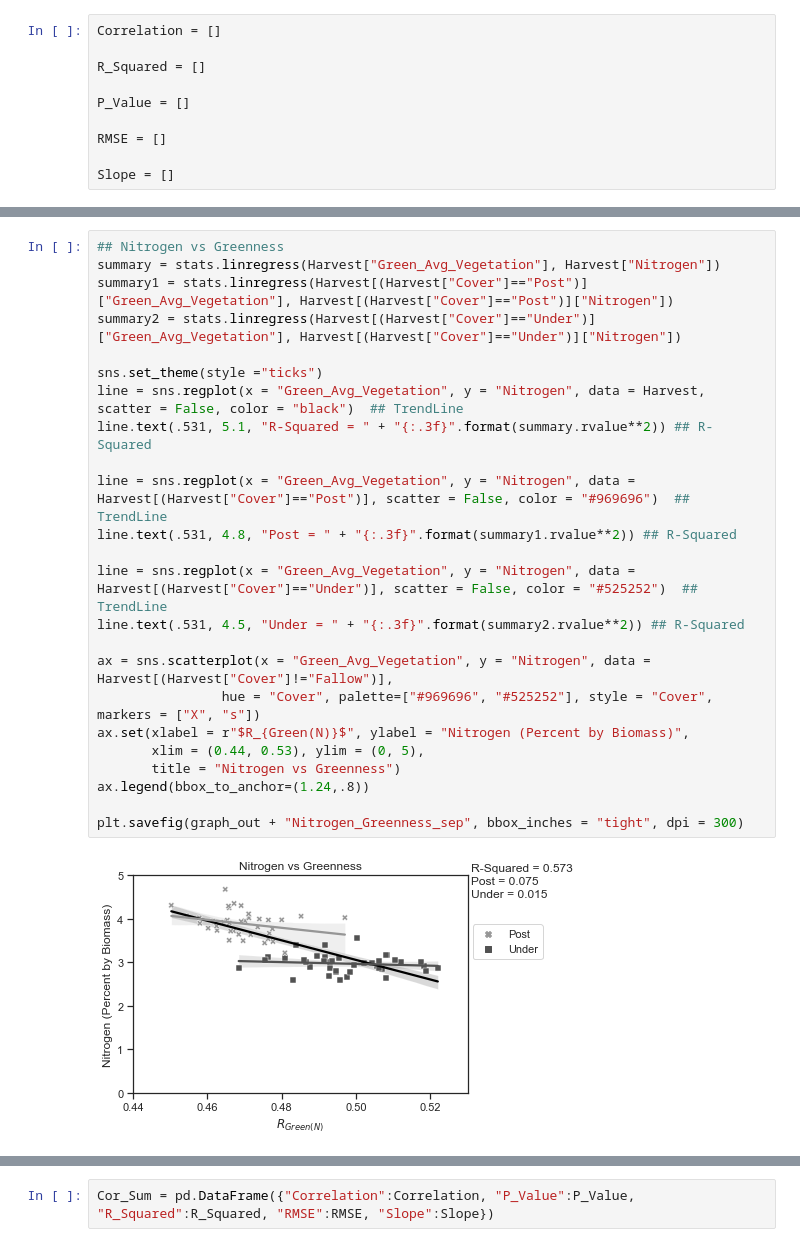
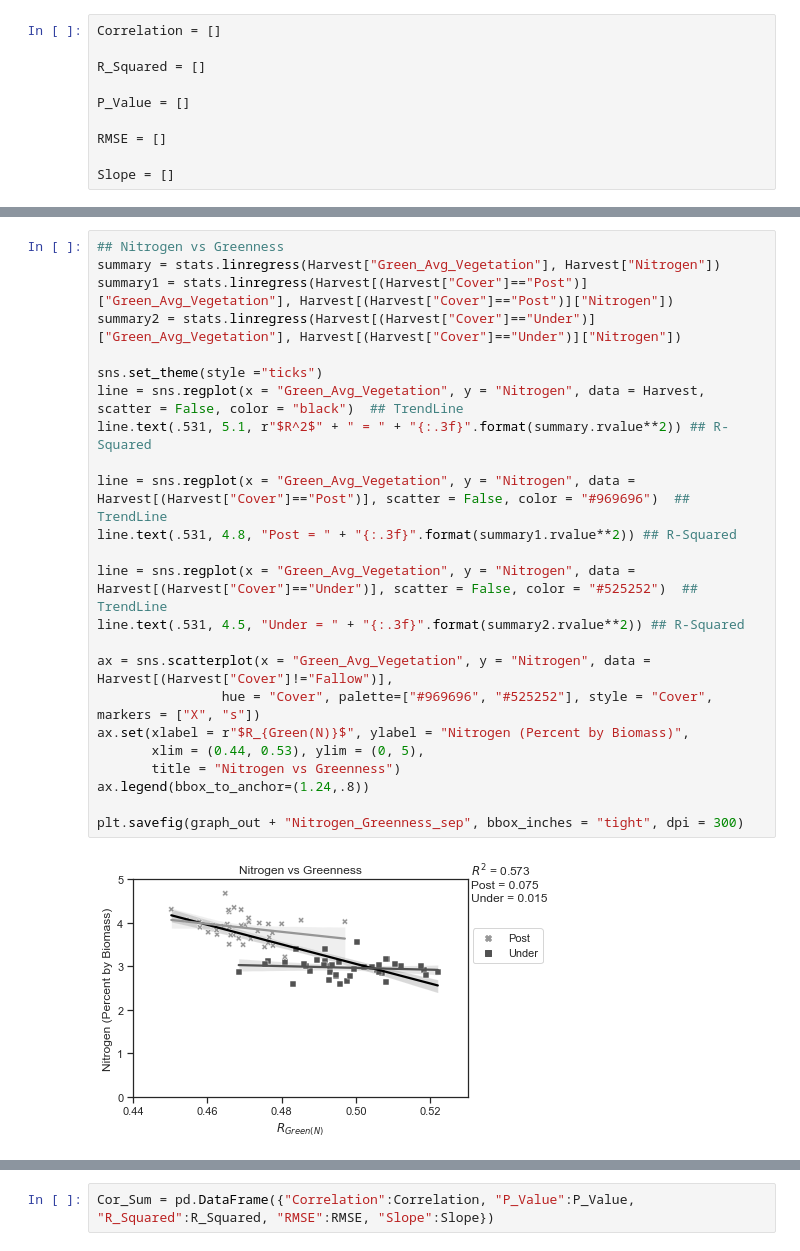
Before and after one commit to LRosen656/USDA_GEMS_TASK1, a Jupyter notebook: 6.0_Plot_Oat_Results.ipynb, the cells around one changed output, grey strips where cells are left out. Drawn from its saved outputs; the diff is of its cells as text.

```diff
--- a/6.0_Plot_Oat_Results.ipynb
+++ b/6.0_Plot_Oat_Results.ipynb
@@ -654,29 +656,29 @@ plt.savefig(graph_out + "Nitrogen_Greenness_C", bbox_inches = "tight", dpi = 300
 # %%
 ## Nitrogen vs Greenness
 summary = stats.linregress(Harvest["Green_Avg_Vegetation"], Harvest["Nitrogen"])
 summary1 = stats.linregress(Harvest[(Harvest["Cover"]=="Post")]["Green_Avg_Vegetation"], Harvest[(Harvest["Cover"]=="Post")]["Nitrogen"])
 summary2 = stats.linregress(Harvest[(Harvest["Cover"]=="Under")]["Green_Avg_Vegetation"], Harvest[(Harvest["Cover"]=="Under")]["Nitrogen"])
 
 sns.set_theme(style ="ticks")
 line = sns.regplot(x = "Green_Avg_Vegetation", y = "Nitrogen", data = Harvest, scatter = False, color = "black")  ## TrendLine
-line.text(.531, 5.1, "R-Squared = " + "{:.3f}".format(summary.rvalue**2)) ## R-Squared
+line.text(.531, 5.1, r"$R^2$" + " = " + "{:.3f}".format(summary.rvalue**2)) ## R-Squared
 
 line = sns.regplot(x = "Green_Avg_Vegetation", y = "Nitrogen", data = Harvest[(Harvest["Cover"]=="Post")], scatter = False, color = "#969696")  ## TrendLine
 line.text(.531, 4.8, "Post = " + "{:.3f}".format(summary1.rvalue**2)) ## R-Squared
 
 line = sns.regplot(x = "Green_Avg_Vegetation", y = "Nitrogen", data = Harvest[(Harvest["Cover"]=="Under")], scatter = False, color = "#525252")  ## TrendLine
 line.text(.531, 4.5, "Under = " + "{:.3f}".format(summary2.rvalue**2)) ## R-Squared
 
 ax = sns.scatterplot(x = "Green_Avg_Vegetation", y = "Nitrogen", data = Harvest[(Harvest["Cover"]!="Fallow")],
                 hue = "Cover", palette=["#969696", "#525252"], style = "Cover", markers = ["X", "s"])
 ax.set(xlabel = r"$R_{Green(N)}$", ylabel = "Nitrogen (Percent by Biomass)",
        xlim = (0.44, 0.53), ylim = (0, 5),
        title = "Nitrogen vs Greenness")
 ax.legend(bbox_to_anchor=(1.24,.8))
 
 plt.savefig(graph_out + "Nitrogen_Greenness_sep", bbox_inches = "tight", dpi = 300)
 # %% [output]
-[figure, old version]
+[figure, new version]
 # %%
 ## Nitrogen vs EXG
 summary = stats.linregress(Harvest["EXG_Avg_Vegetation"], Harvest["Nitrogen"])
```
Also changed, not shown: parts of 47 cells of this notebook, 48 other files.
